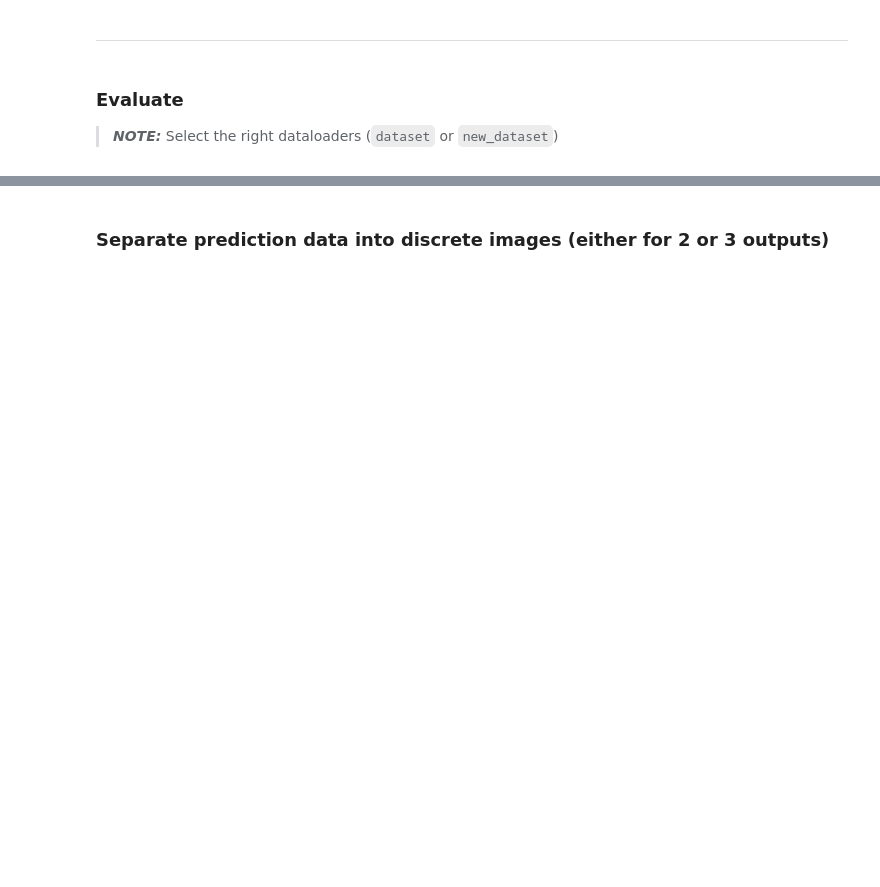
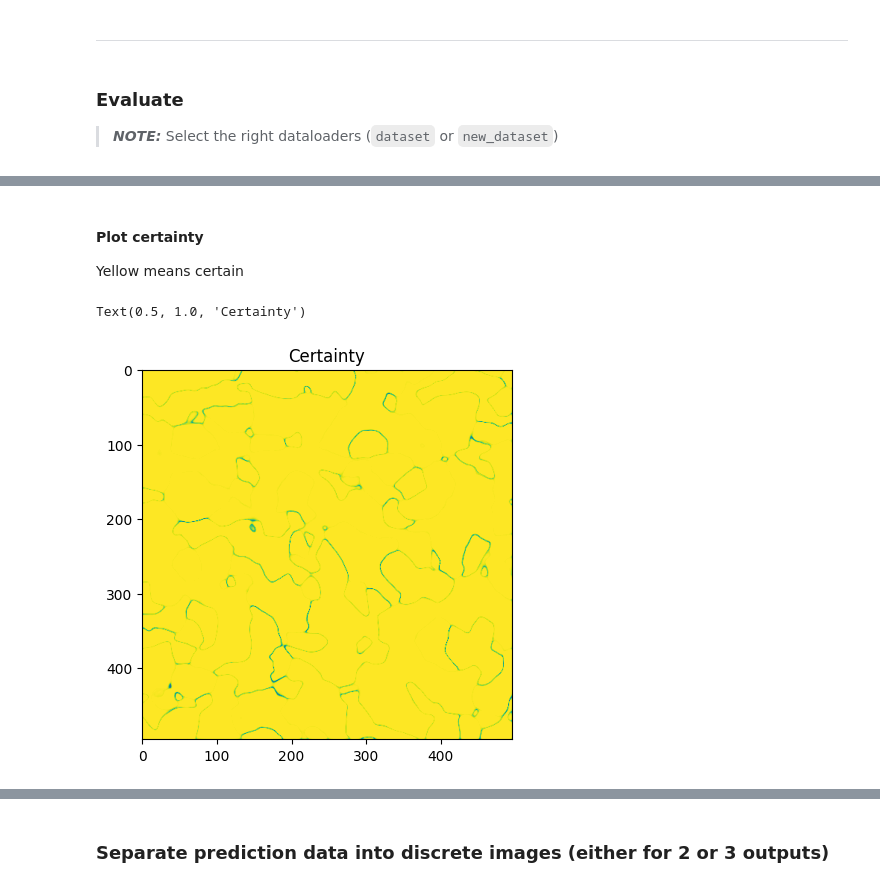
Before and after one commit to davidschep/xray-segmentation, a Jupyter notebook: UNet_Notebook.ipynb, the cells around one changed output, grey strips where cells are left out. Drawn from its saved outputs; the diff is of its cells as text; code cells hidden in the pictures; blank space fills up the shorter version.

```diff
--- a/UNet_Notebook.ipynb
+++ b/UNet_Notebook.ipynb
@@ -546,0 +657,15 @@ pred = pred.data.cpu().numpy()
+# %% [markdown]
+#### Plot certainty
+Yellow means certain
+# %%
+pixels_highest = np.max(pred[0], 0)
+
+# TODO: also add pixels where value is high for at least two values, as here we are also not certain
+
+# Plot the original image
+plt.plot()
+plt.imshow(pixels_highest)
+plt.title('Certainty')
+# %% [output]
+Text(0.5, 1.0, 'Certainty')
+[figure, added]
```
Also changed, not shown: parts of 25 cells of this notebook.
